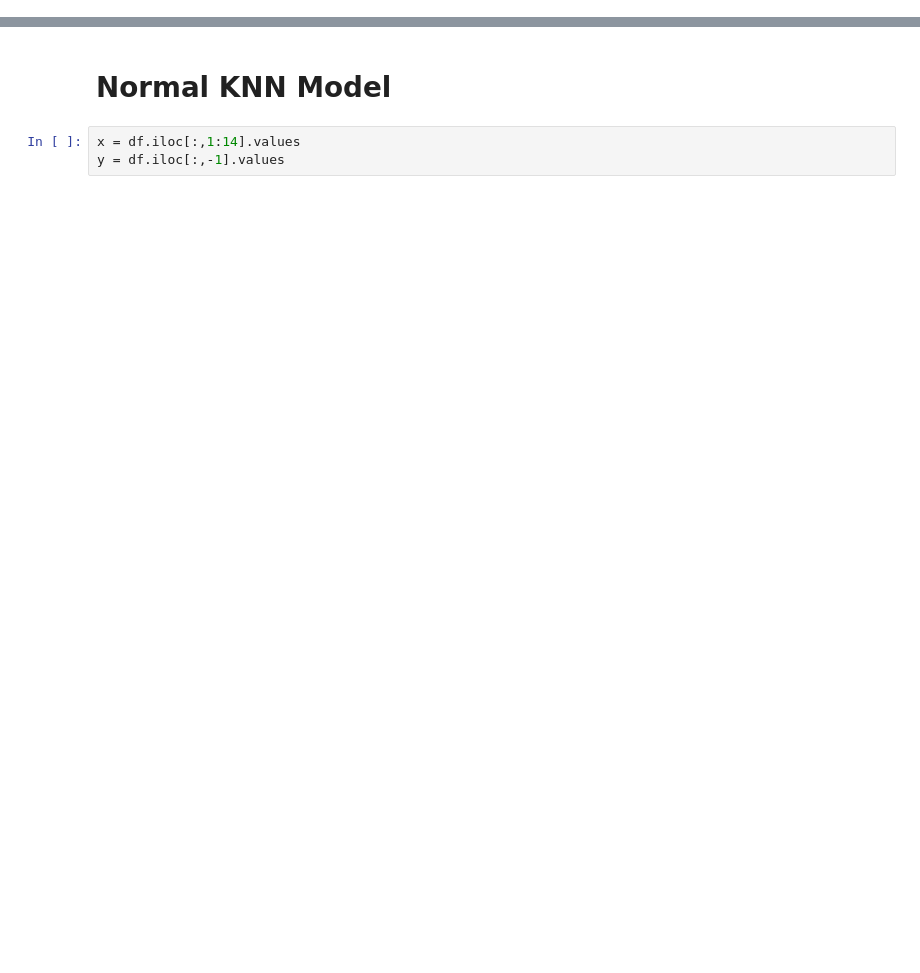
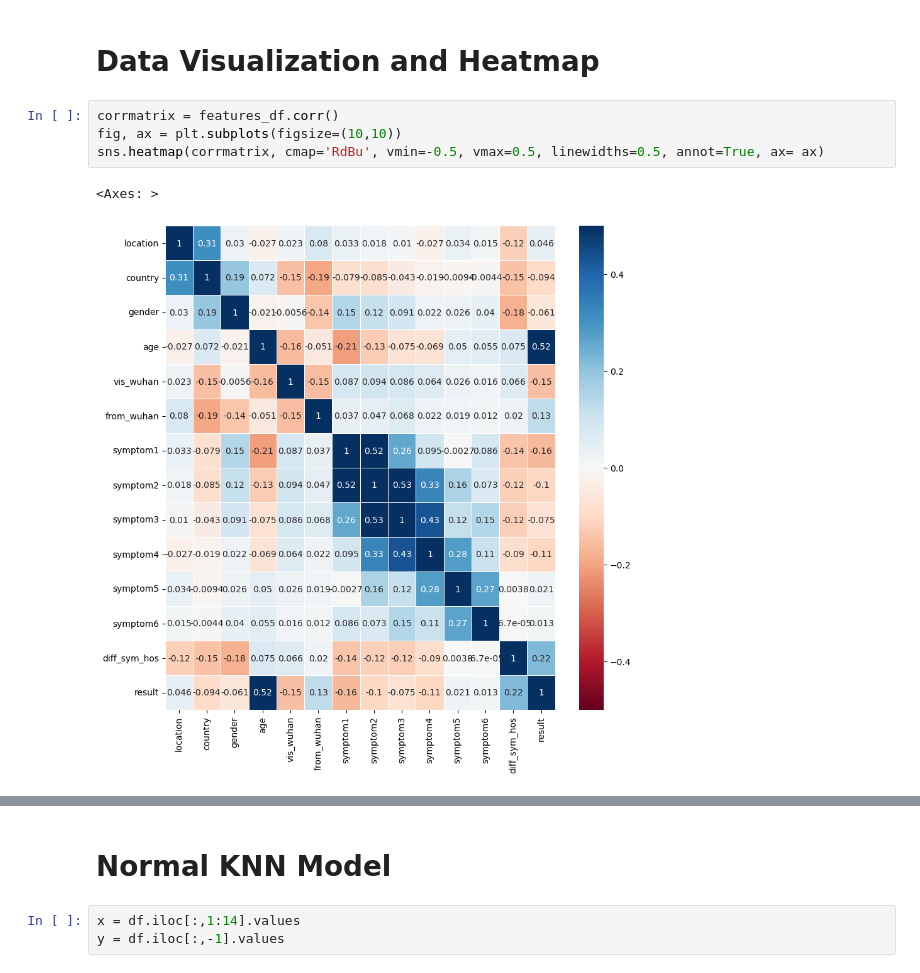
Before and after one commit to mahgob601/MachineLearning-Project, a Jupyter notebook: KNN.ipynb, the cells around one changed output, grey strips where cells are left out. Drawn from its saved outputs; the diff is of its cells as text; blank space fills up the shorter version.

```diff
--- a/KNN.ipynb
+++ b/KNN.ipynb
@@ -22,0 +37,9 @@ df.head()
+# %% [markdown]
+# Data Visualization and Heatmap
+# %%
+corrmatrix = features_df.corr()
+fig, ax = plt.subplots(figsize=(10,10))
+sns.heatmap(corrmatrix, cmap='RdBu', vmin=-0.5, vmax=0.5, linewidths=0.5, annot=True, ax= ax)
+# %% [output]
+<Axes: >
+[figure, added]
```
Also changed, not shown: parts of 41 cells of this notebook.
